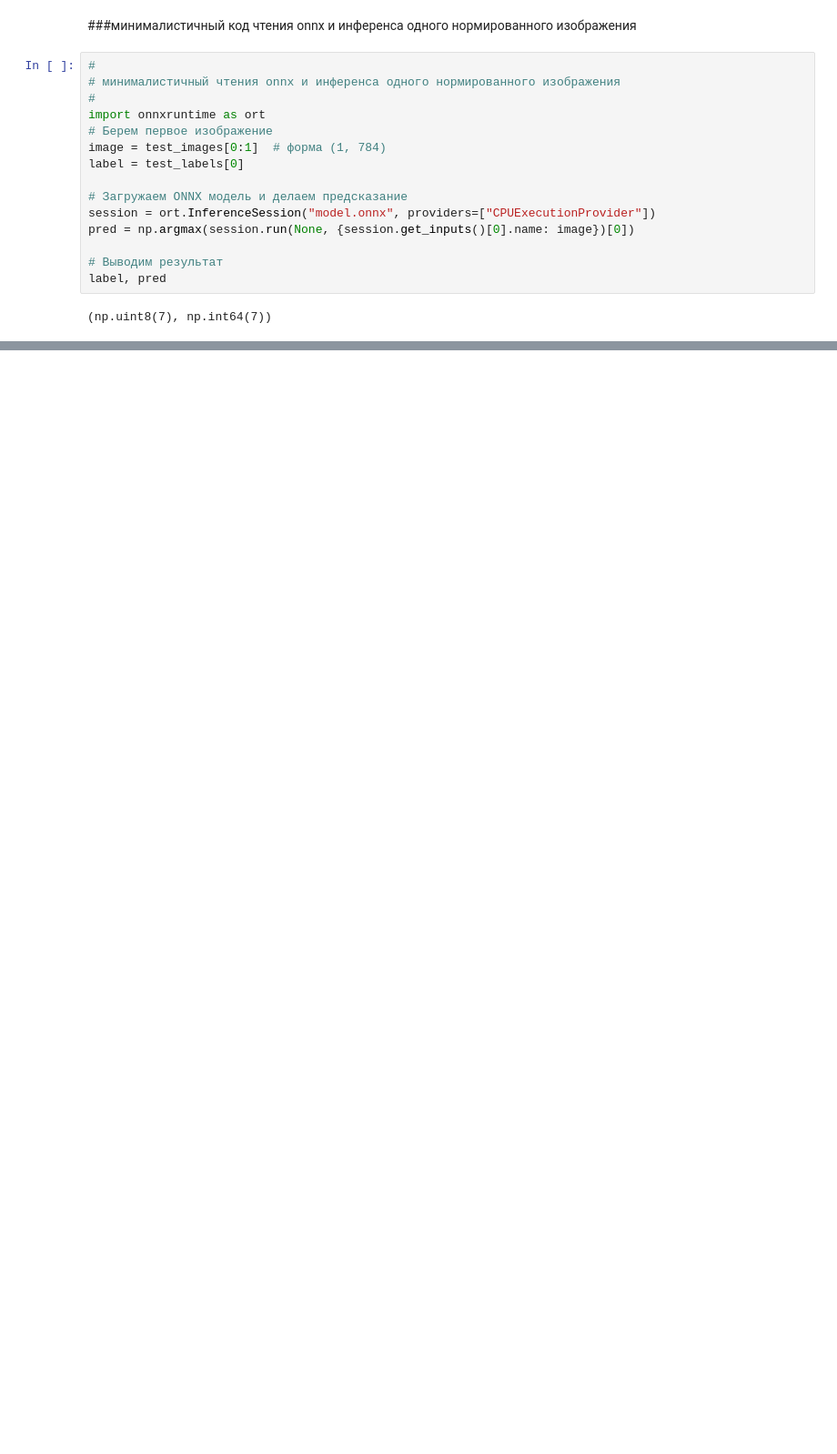
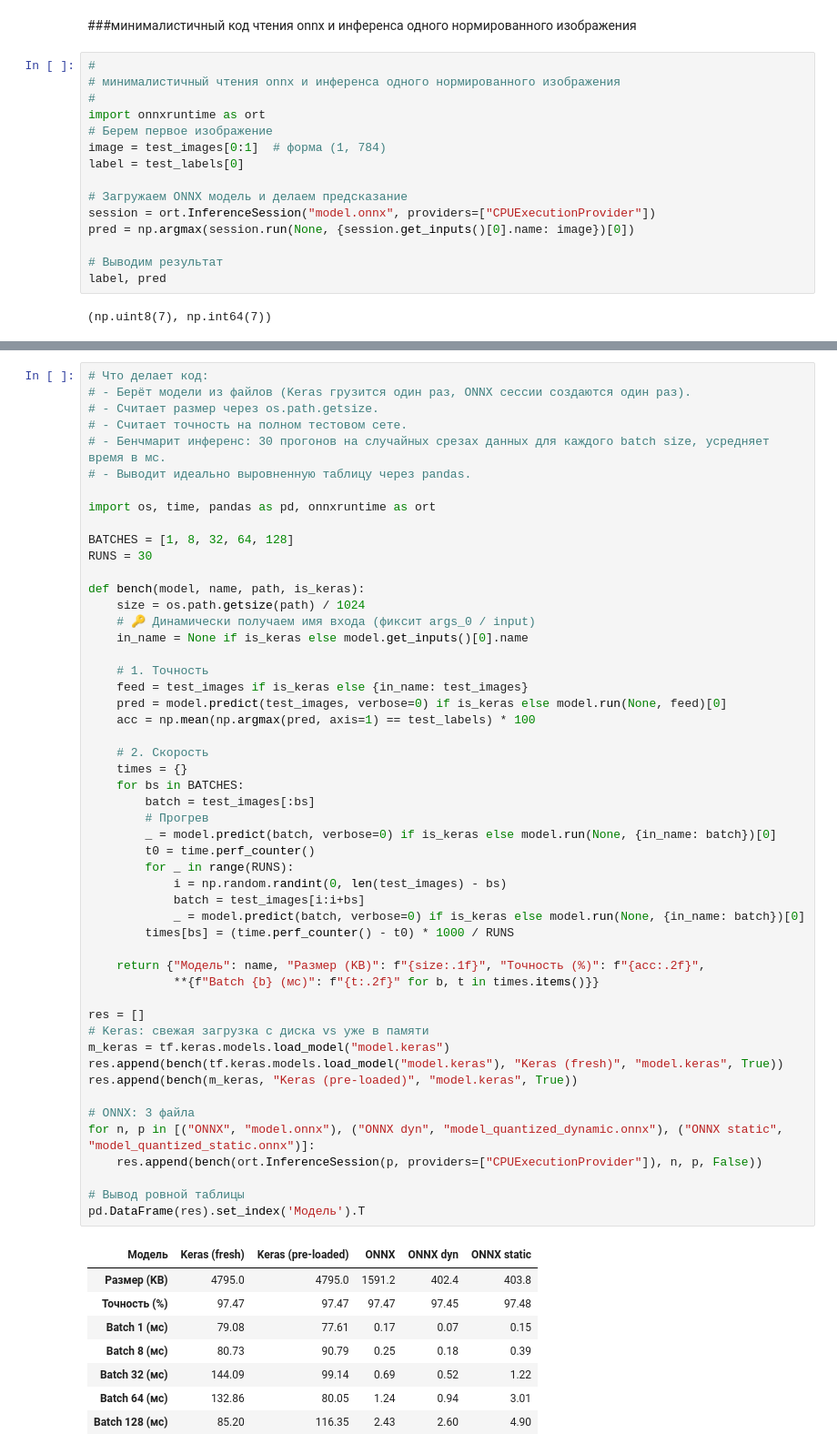
Before and after one commit to MinyaevAndrey/MYPETS, a Jupyter notebook: TensorFlow_Model_Optimization_Toolkit.ipynb, the cells around one changed output, grey strips where cells are left out. Shown at 91% size. Saved outputs shown, nothing was run; the diff lists cells and outputs as text; blank space fills up the shorter version.

```diff
--- a/TensorFlow_Model_Optimization_Toolkit.ipynb
+++ b/TensorFlow_Model_Optimization_Toolkit.ipynb
@@ -1842,0 +1844,60 @@ label, pred
+# %%
+# Что делает код:
+# - Берёт модели из файлов (Keras грузится один раз, ONNX сессии создаются один раз).
+# - Считает размер через os.path.getsize.
+# - Считает точность на полном тестовом сете.
+# - Бенчмарит инференс: 30 прогонов на случайных срезах данных для каждого batch size, усредняет время в мс.
+# - Выводит идеально выровненную таблицу через pandas.
+
+import os, time, pandas as pd, onnxruntime as ort
+
+BATCHES = [1, 8, 32, 64, 128]
+RUNS = 30
+
+def bench(model, name, path, is_keras):
+    size = os.path.getsize(path) / 1024
+    # 🔑 Динамически получаем имя входа (фиксит args_0 / input)
+    in_name = None if is_keras else model.get_inputs()[0].name
+
+    # 1. Точность
+    feed = test_images if is_keras else {in_name: test_images}
+    pred = model.predict(test_images, verbose=0) if is_keras else model.run(None, feed)[0]
+    acc = np.mean(np.argmax(pred, axis=1) == test_labels) * 100
+
+    # 2. Скорость
+    times = {}
+    for bs in BATCHES:
+        batch = test_images[:bs]
+        # Прогрев
+        _ = model.predict(batch, verbose=0) if is_keras else model.run(None, {in_name: batch})[0]
+        t0 = time.perf_counter()
+        for _ in range(RUNS):
+            i = np.random.randint(0, len(test_images) - bs)
+            batch = test_images[i:i+bs]
+            _ = model.predict(batch, verbose=0) if is_keras else model.run(None, {in_name: batch})[0]
+        times[bs] = (time.perf_counter() - t0) * 1000 / RUNS
+
+    return {"Модель": name, "Размер (KB)": f"{size:.1f}", "Точность (%)": f"{acc:.2f}",
+            **{f"Batch {b} (мс)": f"{t:.2f}" for b, t in times.items()}}
+
+res = []
+# Keras: свежая загрузка с диска vs уже в памяти
+m_keras = tf.keras.models.load_model("model.keras")
+res.append(bench(tf.keras.models.load_model("model.keras"), "Keras (fresh)", "model.keras", True))
+res.append(bench(m_keras, "Keras (pre-loaded)", "model.keras", True))
+
+# ONNX: 3 файла
+for n, p in [("ONNX", "model.onnx"), ("ONNX dyn", "model_quantized_dynamic.onnx"), ("ONNX static", "model_quantized_static.onnx")]:
+    res.append(bench(ort.InferenceSession(p, providers=["CPUExecutionProvider"]), n, p, False))
+
+# Вывод ровной таблицы
+pd.DataFrame(res).set_index('Модель').T
+# %% [output]
+| Модель | Keras (fresh) | Keras (pre-loaded) | ONNX | ONNX dyn | ONNX static |
+| Размер (KB) | 4795.0 | 4795.0 | 1591.2 | 402.4 | 403.8 |
+| Точность (%) | 97.47 | 97.47 | 97.47 | 97.45 | 97.48 |
+| Batch 1 (мс) | 79.08 | 77.61 | 0.17 | 0.07 | 0.15 |
+| Batch 8 (мс) | 80.73 | 90.79 | 0.25 | 0.18 | 0.39 |
+| Batch 32 (мс) | 144.09 | 99.14 | 0.69 | 0.52 | 1.22 |
+| Batch 64 (мс) | 132.86 | 80.05 | 1.24 | 0.94 | 3.01 |
+| Batch 128 (мс) | 85.20 | 116.35 | 2.43 | 2.60 | 4.90 |
```
Also changed, not shown: parts of 7 cells of this notebook.
